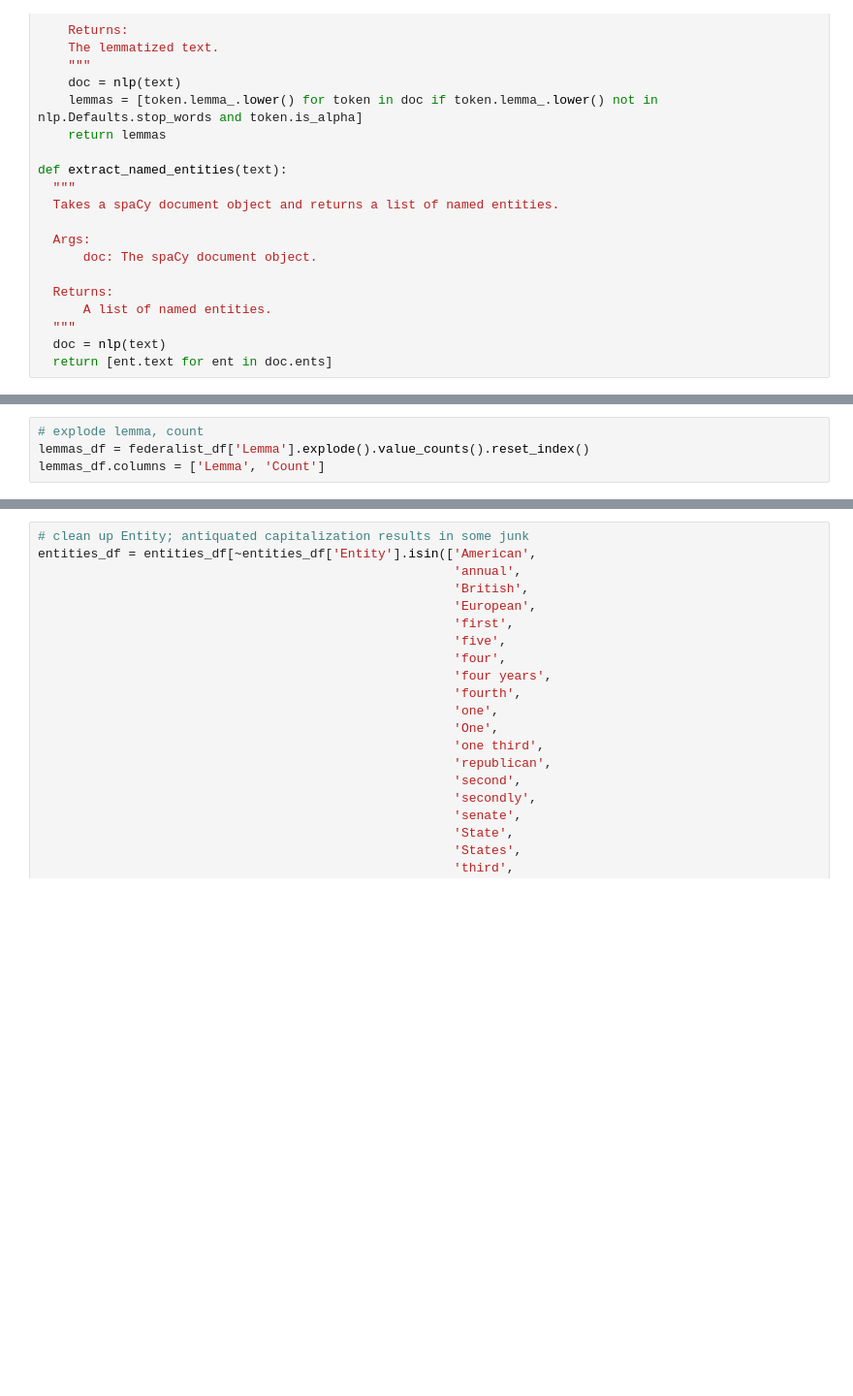
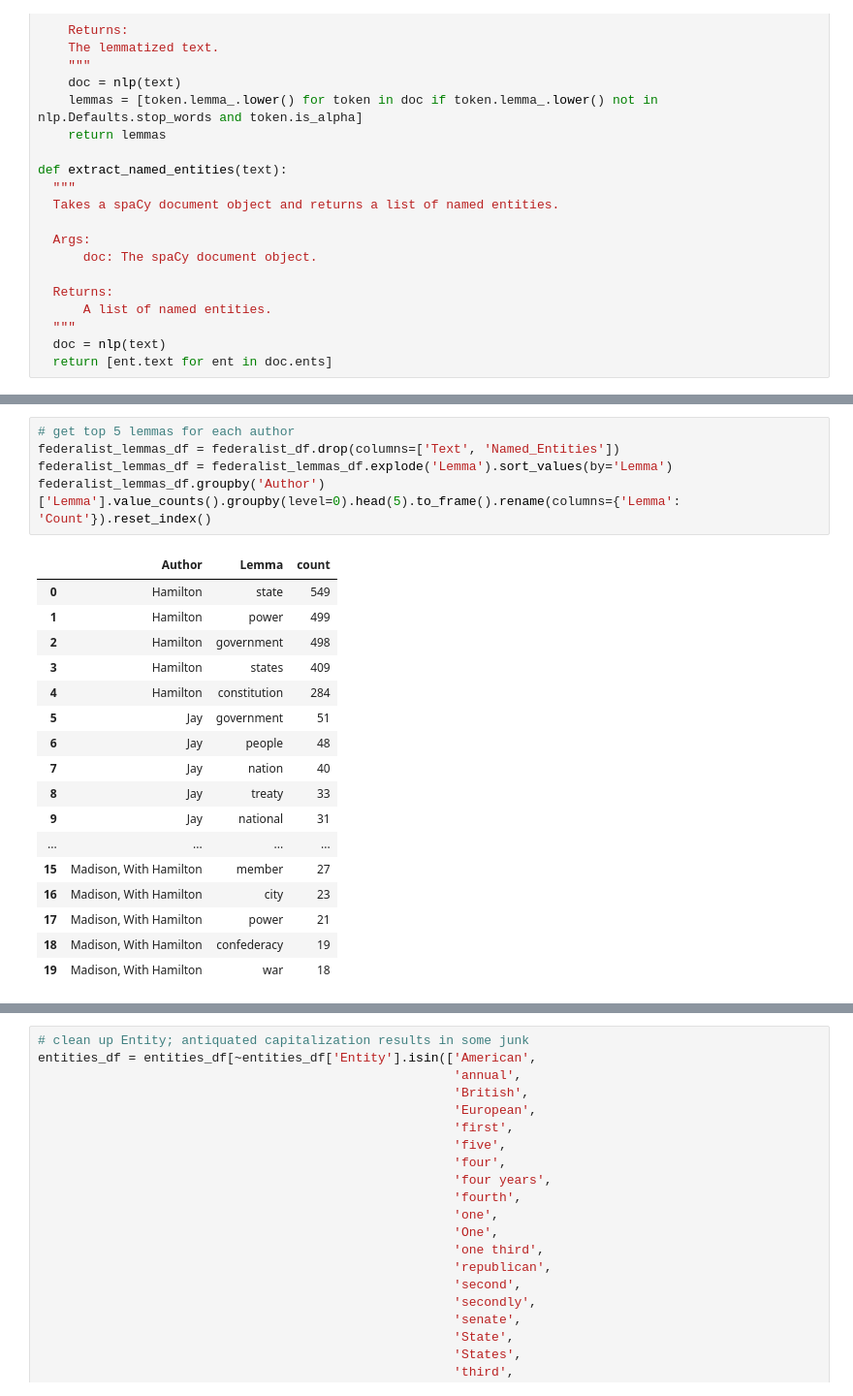
Before and after one commit to sburriesci/Federalist_Viz, a Jupyter notebook: federalist.ipynb, the cells around one changed output, grey strips where cells are left out. Shown at 97% size. Saved outputs shown, nothing was run; the diff lists cells and outputs as text; blank space fills up the shorter version.

Commit message:
added top lemmas per author

```diff
--- a/federalist.ipynb
+++ b/federalist.ipynb
@@ -231,8 +231,27 @@ plt.title("The Federalist Papers, Authorship")
 plt.show()
 # %% [output]
 [figure]
-# %%
-# explode lemma, count
-lemmas_df = federalist_df['Lemma'].explode().value_counts().reset_index()
-lemmas_df.columns = ['Lemma', 'Count']
+# %%
+# get top 5 lemmas for each author
+federalist_lemmas_df = federalist_df.drop(columns=['Text', 'Named_Entities'])
+federalist_lemmas_df = federalist_lemmas_df.explode('Lemma').sort_values(by='Lemma')
+federalist_lemmas_df.groupby('Author')['Lemma'].value_counts().groupby(level=0).head(5).to_frame().rename(columns={'Lemma': 'Count'}).reset_index()
+# %% [output]
+|  | Author | Lemma | count |
+| 0 | Hamilton | state | 549 |
+| 1 | Hamilton | power | 499 |
+| 2 | Hamilton | government | 498 |
+| 3 | Hamilton | states | 409 |
+| 4 | Hamilton | constitution | 284 |
+| 5 | Jay | government | 51 |
+| 6 | Jay | people | 48 |
+| 7 | Jay | nation | 40 |
+| 8 | Jay | treaty | 33 |
+| 9 | Jay | national | 31 |
+| ... | ... | ... | ... |
+| 15 | Madison, With Hamilton | member | 27 |
+| 16 | Madison, With Hamilton | city | 23 |
+| 17 | Madison, With Hamilton | power | 21 |
+| 18 | Madison, With Hamilton | confederacy | 19 |
+| 19 | Madison, With Hamilton | war | 18 |
 # %%
```
Also changed, not shown: parts of 4 cells of this notebook.
